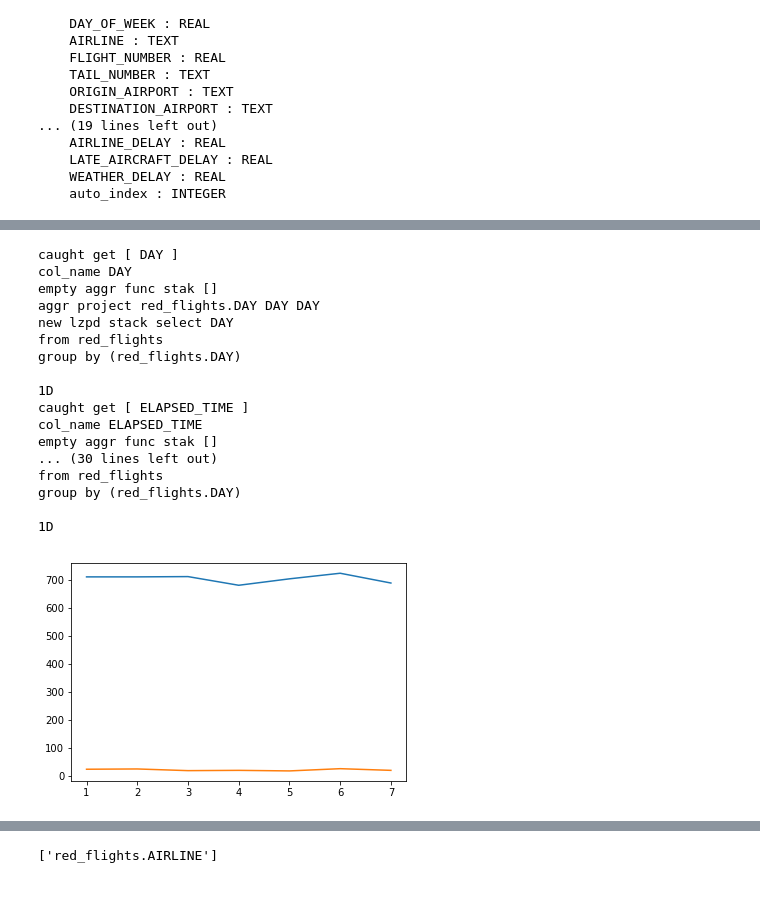
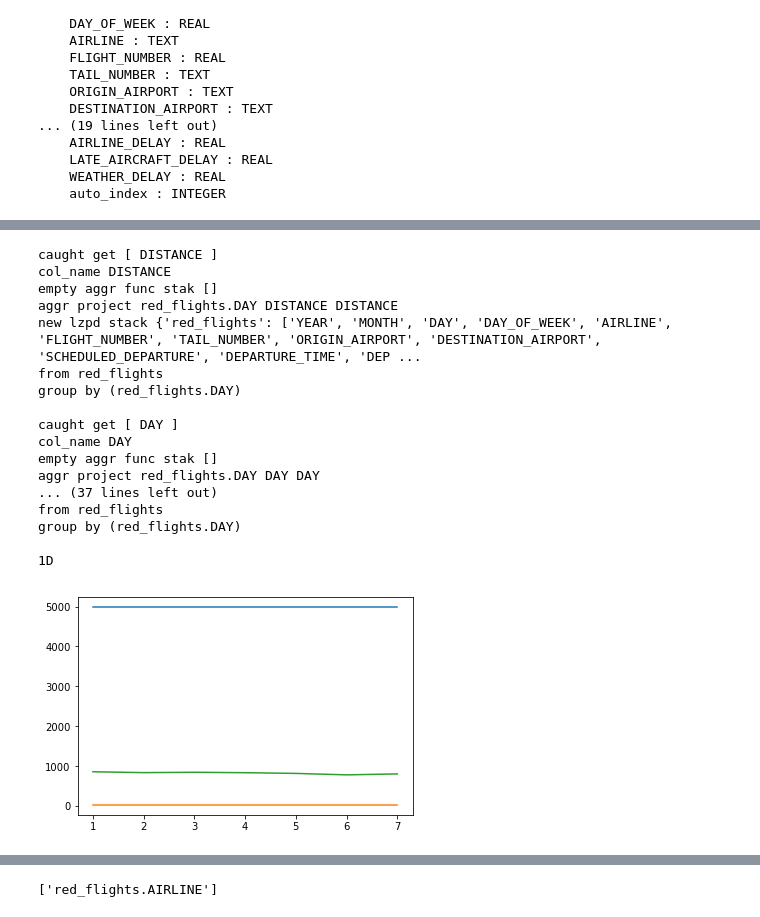
Before and after one commit to marcelloPuligheddu/databases_project7, a Jupyter notebook: demo_suite/demo8/demo.ipynb, the cells around one changed output, grey strips where cells are left out. Saved outputs shown, nothing was run; the diff lists cells and outputs as text; code cells hidden in the pictures.

Commit message:
squasehd some bugs, including wrong order after unique_original_order

```diff
--- a/demo_suite/demo8/demo.ipynb
+++ b/demo_suite/demo8/demo.ipynb
@@ -107,28 +130,30 @@ select max(ELAPSED_TIME)
 from red_flights
 group by (red_flights.DAY)
 # %%
-plt.plot(byday['DAY'].array, byday['ELAPSED_TIME'].max().array)
-plt.plot(byday['DAY'].array, byday['ELAPSED_TIME'].min().array)
+a = byday['DISTANCE']
+plt.plot(byday['DAY'].array, a.max().array)
+plt.plot(byday['DAY'].array, a.min().array)
+plt.plot(byday['DAY'].array, a.avg().array)
 plt.show()
 # %% [output]
+caught get [ DISTANCE ]
+col_name DISTANCE
+empty aggr func stak []
+aggr project red_flights.DAY DISTANCE DISTANCE
+new lzpd stack {'red_flights': ['YEAR', 'MONTH', 'DAY', 'DAY_OF_WEEK', 'AIRLINE', 'FLIGHT_NUMBER', 'TAIL_NUMBER', 'ORIGIN_AIRPORT', 'DESTINATION_AIRPORT', 'SCHEDULED_DEPARTURE', 'DEPARTURE_TIME', 'DEP ...
+from red_flights
+group by (red_flights.DAY)
+
 caught get [ DAY ]
 col_name DAY
 empty aggr func stak []
 aggr project red_flights.DAY DAY DAY
-new lzpd stack select DAY
+... (37 lines left out)
 from red_flights
 group by (red_flights.DAY)
 
 1D
-caught get [ ELAPSED_TIME ]
-col_name ELAPSED_TIME
-empty aggr func stak []
-... (30 lines left out)
-from red_flights
-group by (red_flights.DAY)
-
-1D
-[figure, old version]
+[figure, new version]
 # %%
 data['new'] = 1
 # %% [output]
```
Also changed, not shown: parts of 35 cells of this notebook, 2 other files.
